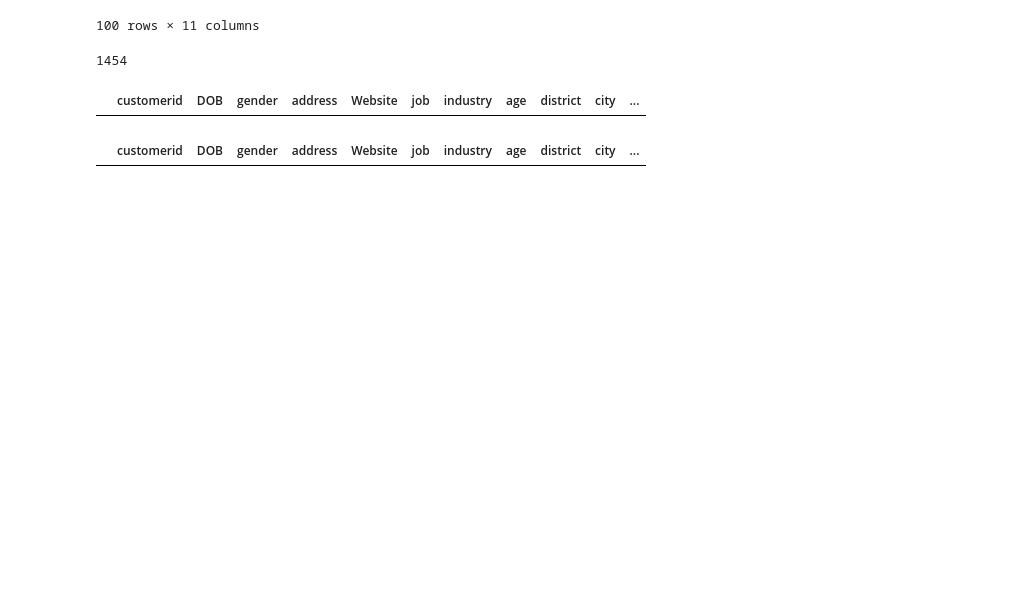
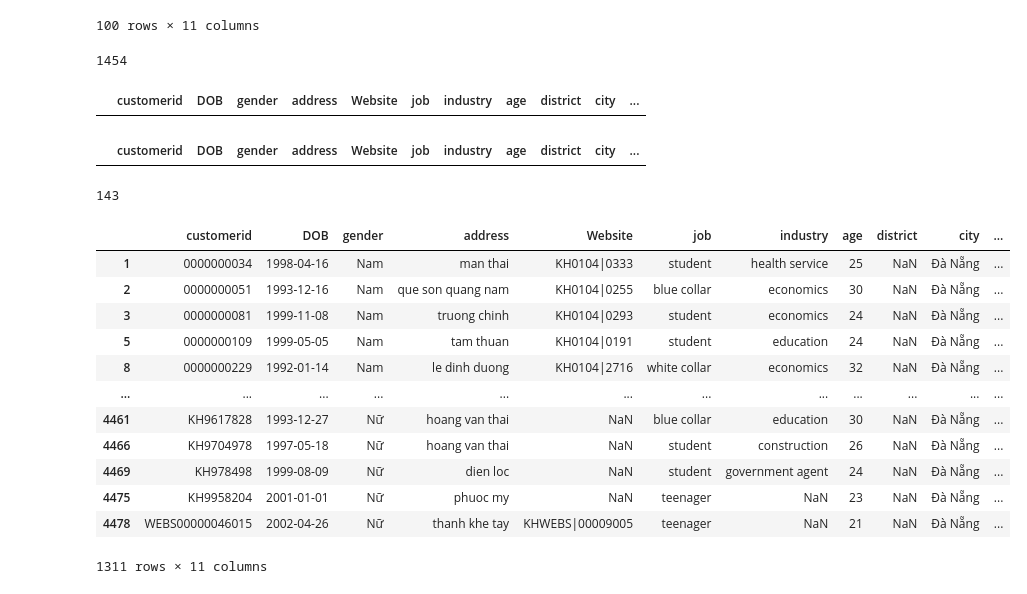
Before and after one commit to MinhDucNguyen9705/data_storytelling, a Jupyter notebook: customer_clean.ipynb, the cells around one changed output. Cells and saved outputs as stored; diff of their text form; code cells hidden in the pictures; blank space fills up the shorter version.

```diff
--- a/customer_clean.ipynb
+++ b/customer_clean.ipynb
@@ -290,3 +285,44 @@ customer[customer.index.isin(index)]
 customer[customer.index.isin(index)]
 # %% [output]
 |  | customerid | DOB | gender | address | Website | job | industry | age | district | city | ... |
+# %%
+from district_extract import city_map, avenues_list
+
+
+unique_address = customer[customer['city'].isna()]['address'].unique()
+for avenue in avenues_list:
+    matches=process.extract(avenue, unique_address, limit=len(unique_address))
+    for match in matches:
+        if match[1]>=85:
+            if match[1]>customer.loc[customer['address']==match[0], 'partial score'].iloc[0]:
+                customer.loc[customer['address']==match[0], 'city']='Đà Nẵng'
+                customer.loc[customer['address']==match[0], 'partial score']=match[1]
+
+unique_address = customer[customer['city'].isna()]['address'].unique()
+for city in city_map:
+    matches=process.extract(city, unique_address, limit=len(unique_address))
+    for match in matches:
+        if match[1]>=90:
+            if match[1]>customer.loc[customer['address']==match[0], 'partial score'].iloc[0]:
+                customer.loc[customer['address']==match[0], 'city']=city_map[city]
+                customer.loc[customer['address']==match[0], 'partial score']=match[1]
+# %%
+customer['city'].isna().sum()
+# %% [output]
+143
+# %%
+customer[np.logical_and(~customer['city'].isna(), customer['district'].isna())]
+# %% [output]
+|  | customerid | DOB | gender | address | Website | job | industry | age | district | city | ... |
+| 1 | 0000000034 | 1998-04-16 | Nam | man thai | KH0104|0333 | student | health service | 25 | NaN | Đà Nẵng | ... |
+| 2 | 0000000051 | 1993-12-16 | Nam | que son quang nam | KH0104|0255 | blue collar | economics | 30 | NaN | Đà Nẵng | ... |
+| 3 | 0000000081 | 1999-11-08 | Nam | truong chinh | KH0104|0293 | student | economics | 24 | NaN | Đà Nẵng | ... |
+| 5 | 0000000109 | 1999-05-05 | Nam | tam thuan | KH0104|0191 | student | education | 24 | NaN | Đà Nẵng | ... |
+| 8 | 0000000229 | 1992-01-14 | Nam | le dinh duong | KH0104|2716 | white collar | economics | 32 | NaN | Đà Nẵng | ... |
+| ... | ... | ... | ... | ... | ... | ... | ... | ... | ... | ... | ... |
+| 4461 | KH9617828 | 1993-12-27 | Nữ | hoang van thai | NaN | blue collar | education | 30 | NaN | Đà Nẵng | ... |
+| 4466 | KH9704978 | 1997-05-18 | Nữ | hoang van thai | NaN | student | construction | 26 | NaN | Đà Nẵng | ... |
+| 4469 | KH978498 | 1999-08-09 | Nữ | dien loc | NaN | student | government agent | 24 | NaN | Đà Nẵng | ... |
+| 4475 | KH9958204 | 2001-01-01 | Nữ | phuoc my | NaN | teenager | NaN | 23 | NaN | Đà Nẵng | ... |
+| 4478 | WEBS00000046015 | 2002-04-26 | Nữ | thanh khe tay | KHWEBS|00009005 | teenager | NaN | 21 | NaN | Đà Nẵng | ... |
+1311 rows × 11 columns
```
Also changed, not shown: parts of 4 cells of this notebook, 4 other files.
